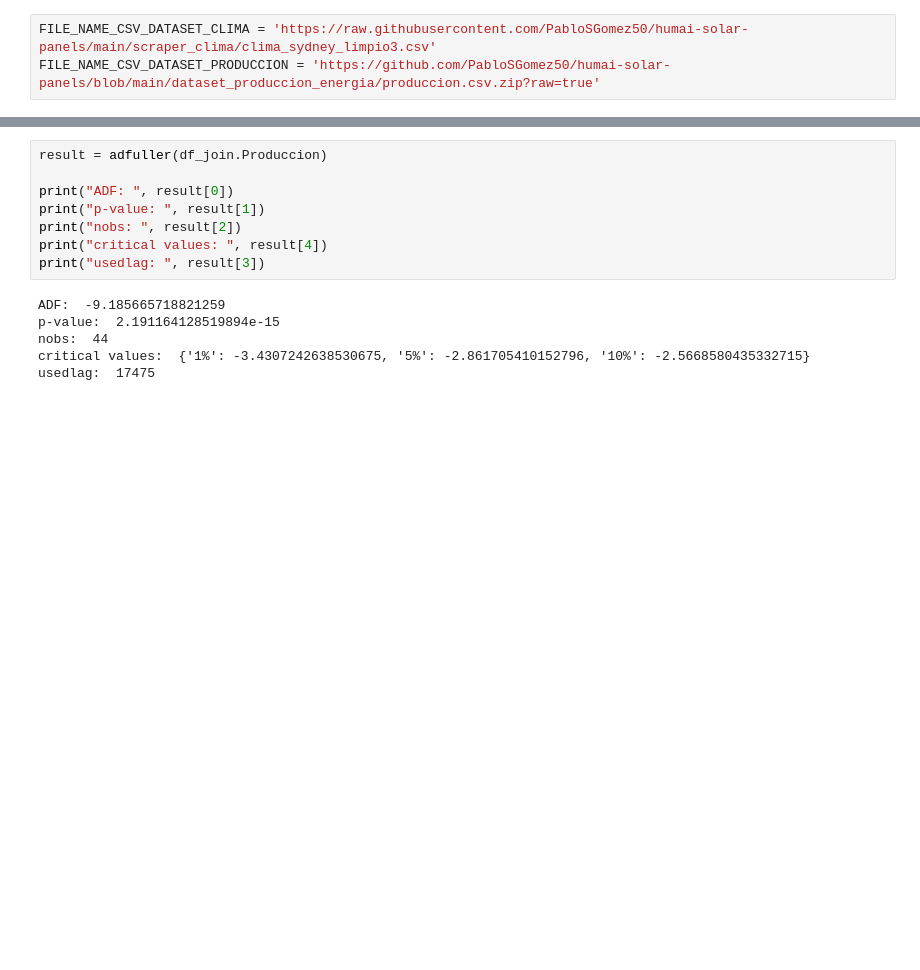
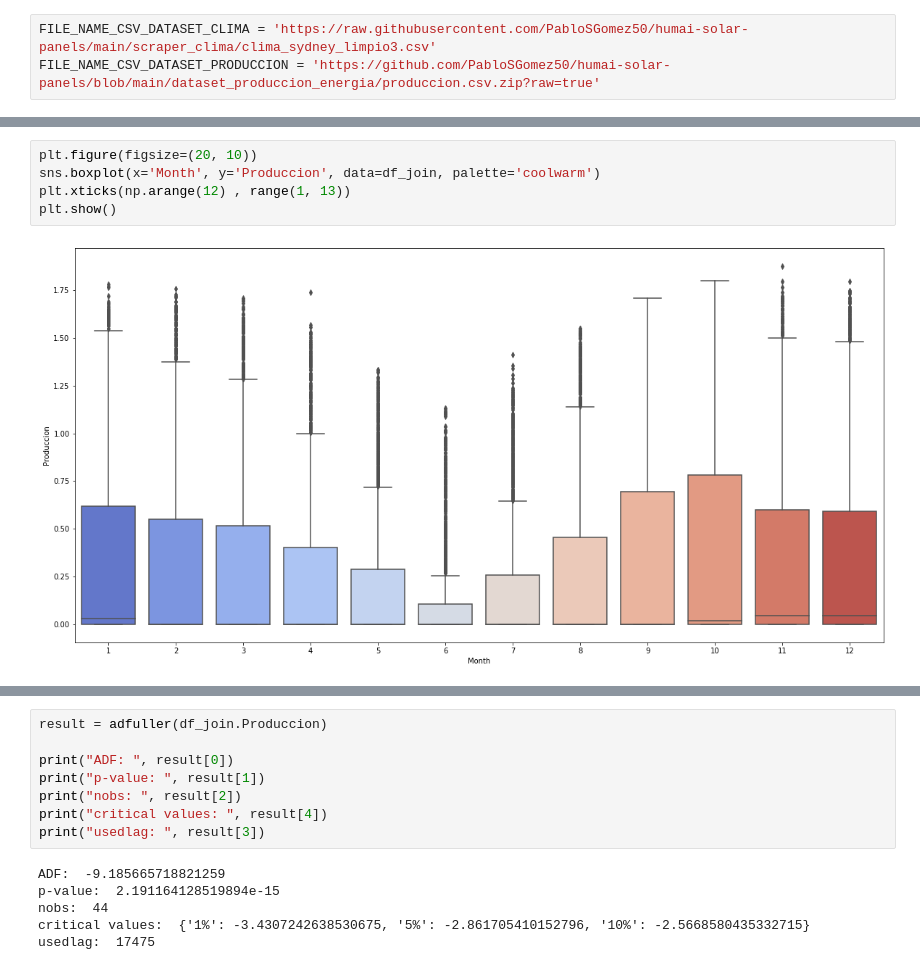
Before and after one commit to PabloSGomez50/humai-solar-panels, a Jupyter notebook: join_dataframe.ipynb, the cells around one changed output, grey strips where cells are left out. Cells and saved outputs as stored; diff of their text form; blank space fills up the shorter version.

```diff
--- a/join_dataframe.ipynb
+++ b/join_dataframe.ipynb
@@ -161,0 +172,7 @@ plt.show()
+# %%
+plt.figure(figsize=(20, 10))
+sns.boxplot(x='Month', y='Produccion', data=df_join, palette='coolwarm')
+plt.xticks(np.arange(12) , range(1, 13))
+plt.show()
+# %% [output]
+[figure, added]
```
Also changed, not shown: parts of 24 cells of this notebook.
